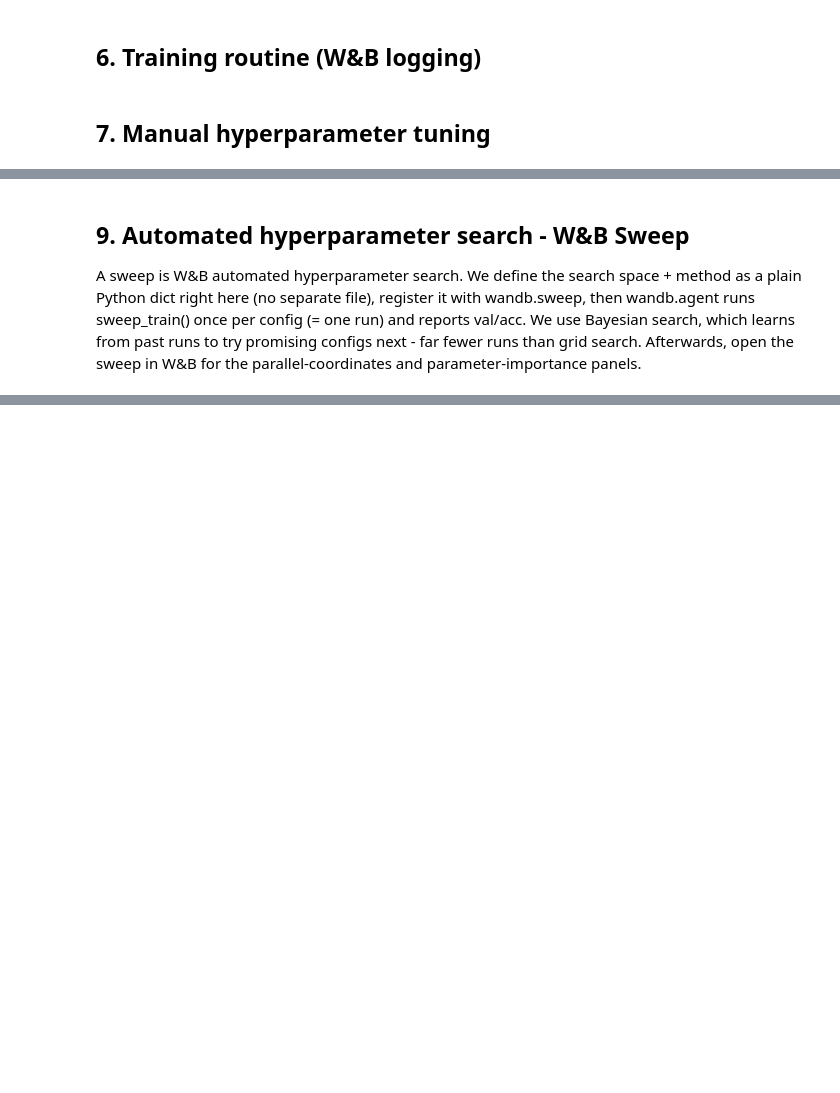
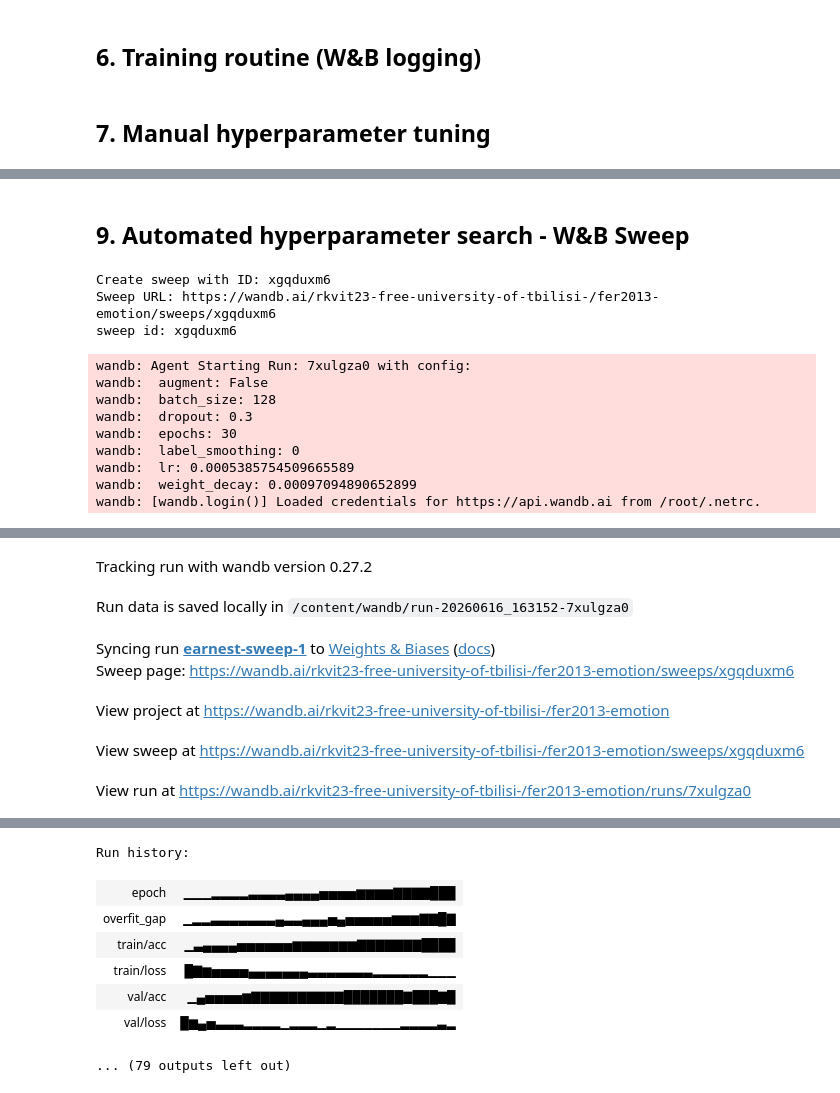
Before and after one commit to romaxod/ML-HW4-FUULXOD, a Jupyter notebook: model_experiment_DeepCNN.ipynb, the cells around one changed output, grey strips where cells are left out. Cells and saved outputs as stored; diff of their text form; code cells hidden in the pictures; blank space fills up the shorter version.

```diff
--- a/model_experiment_DeepCNN.ipynb
+++ b/model_experiment_DeepCNN.ipynb
@@ -278,11 +406,5 @@ display(pd.DataFrame(rep).T.round(3))
-# %% [markdown]
-## 9. Automated hyperparameter search - W&B Sweep
-A sweep is W&B automated hyperparameter search. We define the search space +
-method as a plain Python dict right here (no separate file), register it with
-wandb.sweep, then wandb.agent runs sweep_train() once per config (= one run) and
-reports val/acc. We use Bayesian search, which learns from past runs to try
-promising configs next - far fewer runs than grid search. Afterwards, open the
-sweep in W&B for the parallel-coordinates and parameter-importance panels.
+# %% [markdown]
+## 9. Automated hyperparameter search - W&B Sweep
 # %%
 
 def sweep_train():
@@ -320,4 +442,17 @@ sweep_config = {
 }
 sweep_id = wandb.sweep(sweep_config, project=PROJECT)
 print("sweep id:", sweep_id)
-wandb.agent(sweep_id, function=sweep_train, count=15)
+wandb.agent(sweep_id, function=sweep_train, count=6)
+# %% [output]
+Create sweep with ID: xgqduxm6
+Sweep URL: https://wandb.ai/rkvit23-free-university-of-tbilisi-/fer2013-emotion/sweeps/xgqduxm6
+sweep id: xgqduxm6
+wandb: Agent Starting Run: 7xulgza0 with config:
+wandb:  augment: False
+wandb:  batch_size: 128
+wandb:  dropout: 0.3
+wandb:  epochs: 30
+wandb:  label_smoothing: 0
+wandb:  lr: 0.0005385754509665589
+wandb:  weight_decay: 0.00097094890652899
+wandb: [wandb.login()] Loaded credentials for https://api.wandb.ai from /root/.netrc.
@@ -323,0 +460,7 @@ wandb.agent(sweep_id, function=sweep_train, count=15)
+Tracking run with wandb version 0.27.2
+Run data is saved locally in /content/wandb/run-20260616_163152-7xulgza0
+Syncing run earnest-sweep-1 to Weights & Biases (docs)
+Sweep page: https://wandb.ai/rkvit23-free-university-of-tbilisi-/fer2013-emotion/sweeps/xgqduxm6
+View project at https://wandb.ai/rkvit23-free-university-of-tbilisi-/fer2013-emotion
+View sweep at https://wandb.ai/rkvit23-free-university-of-tbilisi-/fer2013-emotion/sweeps/xgqduxm6
+View run at https://wandb.ai/rkvit23-free-university-of-tbilisi-/fer2013-emotion/runs/7xulgza0
@@ -323,0 +468,8 @@ wandb.agent(sweep_id, function=sweep_train, count=15)
+Run history:
+| epoch | ▁▁▁▂▂▂▂▃▃▃▃▄▄▄▄▅▅▅▅▆▆▆▆▇▇▇▇███ |
+| overfit_gap | ▁▂▂▃▃▃▃▃▃▃▄▃▃▄▄▄▅▄▅▅▅▅▅▆▆▆▇▇█▇ |
+| train/acc | ▁▃▄▄▄▄▅▅▅▅▅▅▆▆▆▆▆▆▆▇▇▇▇▇▇▇████ |
+| train/loss | █▇▆▅▅▅▅▄▄▄▄▄▄▄▃▃▃▃▃▃▃▂▂▂▂▂▂▁▁▁ |
+| val/acc | ▁▄▅▅▅▅▆▇▇▇▇▇▇▇▇▇▇███████▇███▇█ |
+| val/loss | █▆▄▅▃▃▃▂▂▂▂▁▂▂▂▁▂▁▁▁▁▁▁▁▂▂▂▂▃▂ |
+... (79 outputs left out)
```
Also changed, not shown: parts of 17 cells of this notebook.
